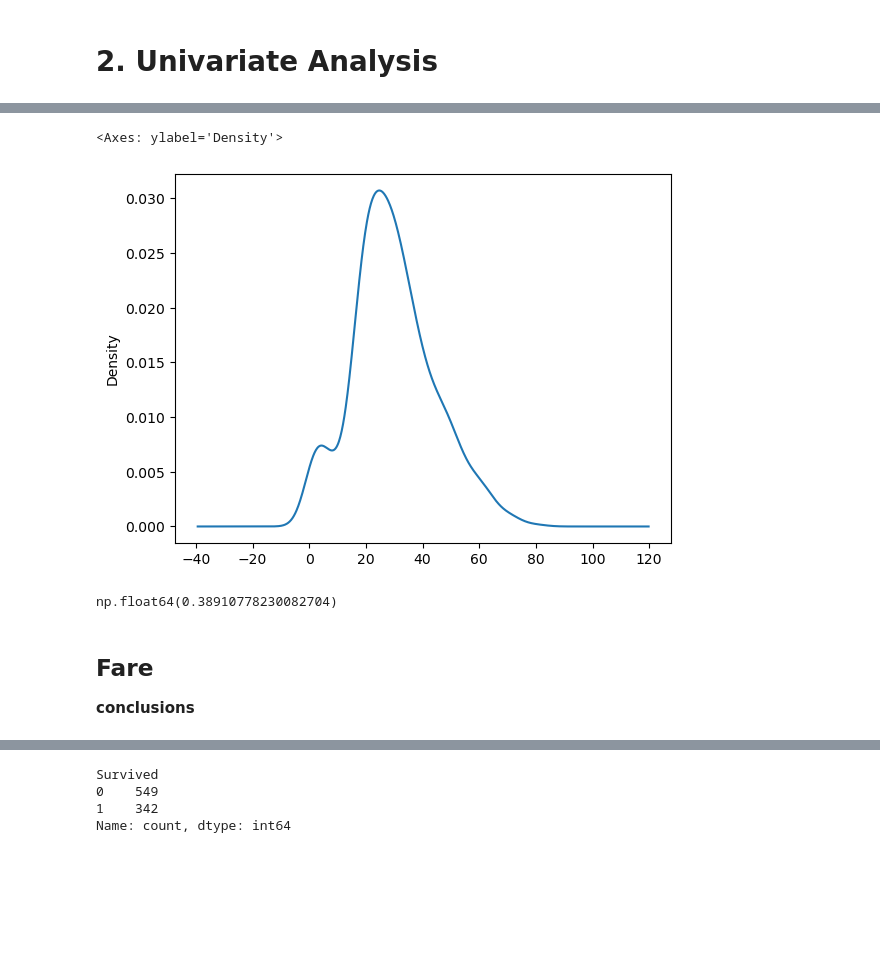
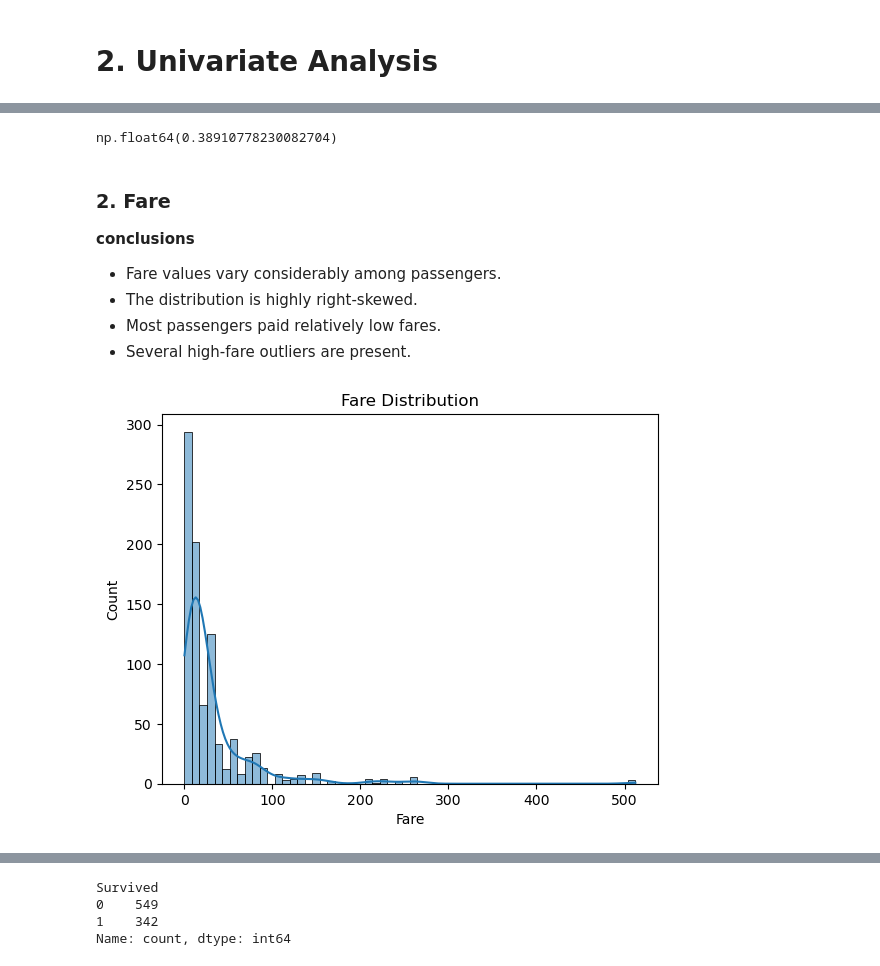
Before and after one commit to aya-alharazin/Titanic-Survival-Analysis, a Jupyter notebook: Titanic Survival Analysis 🧠📊.ipynb, the cells around one changed output, grey strips where cells are left out. Cells and saved outputs as stored; diff of their text form; code cells hidden in the pictures; blank space fills up the shorter version.

```diff
--- a/Titanic Survival Analysis 🧠📊.ipynb
+++ b/Titanic Survival Analysis 🧠📊.ipynb
@@ -88,12 +99,17 @@ df['Age'].plot(kind = 'hist',bins =20)
-# %%
-df['Age'].plot(kind = 'kde')
-# %% [output]
-<Axes: ylabel='Density'>
-[figure, removed]
 # %%
 df['Age'].skew()
 # %% [output]
 np.float64(0.38910778230082704)
 # %% [markdown]
-## Fare
+### 2. Fare
 **conclusions**
+* Fare values vary considerably among passengers.
+* The distribution is highly right-skewed.
+* Most passengers paid relatively low fares.
+* Several high-fare outliers are present.
+# %%
+sns.histplot(df['Fare'], kde=True)
+plt.title('Fare Distribution')
+plt.show()
+# %% [output]
+[figure, added]
```
Also changed, not shown: parts of 15 cells of this notebook.
